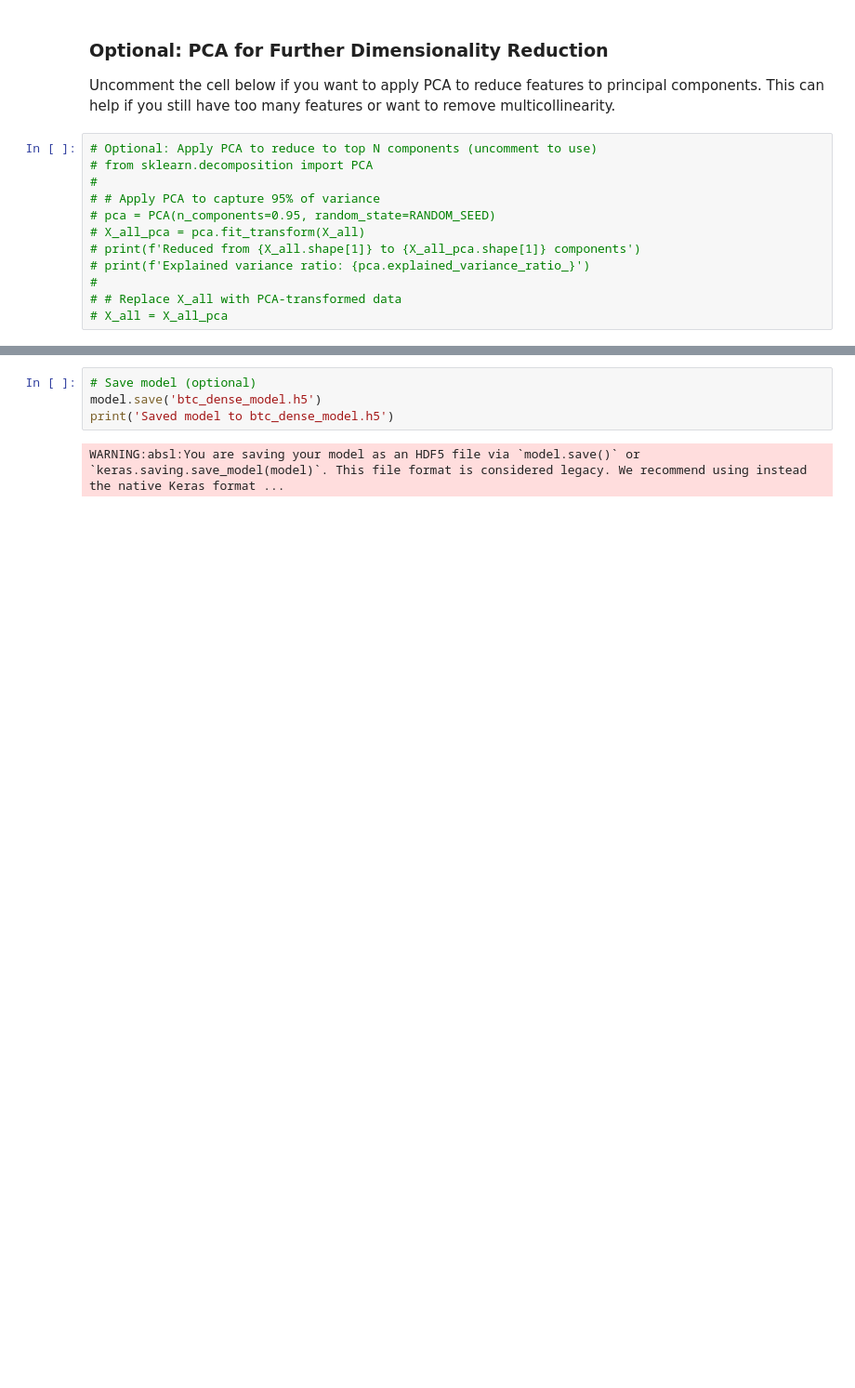
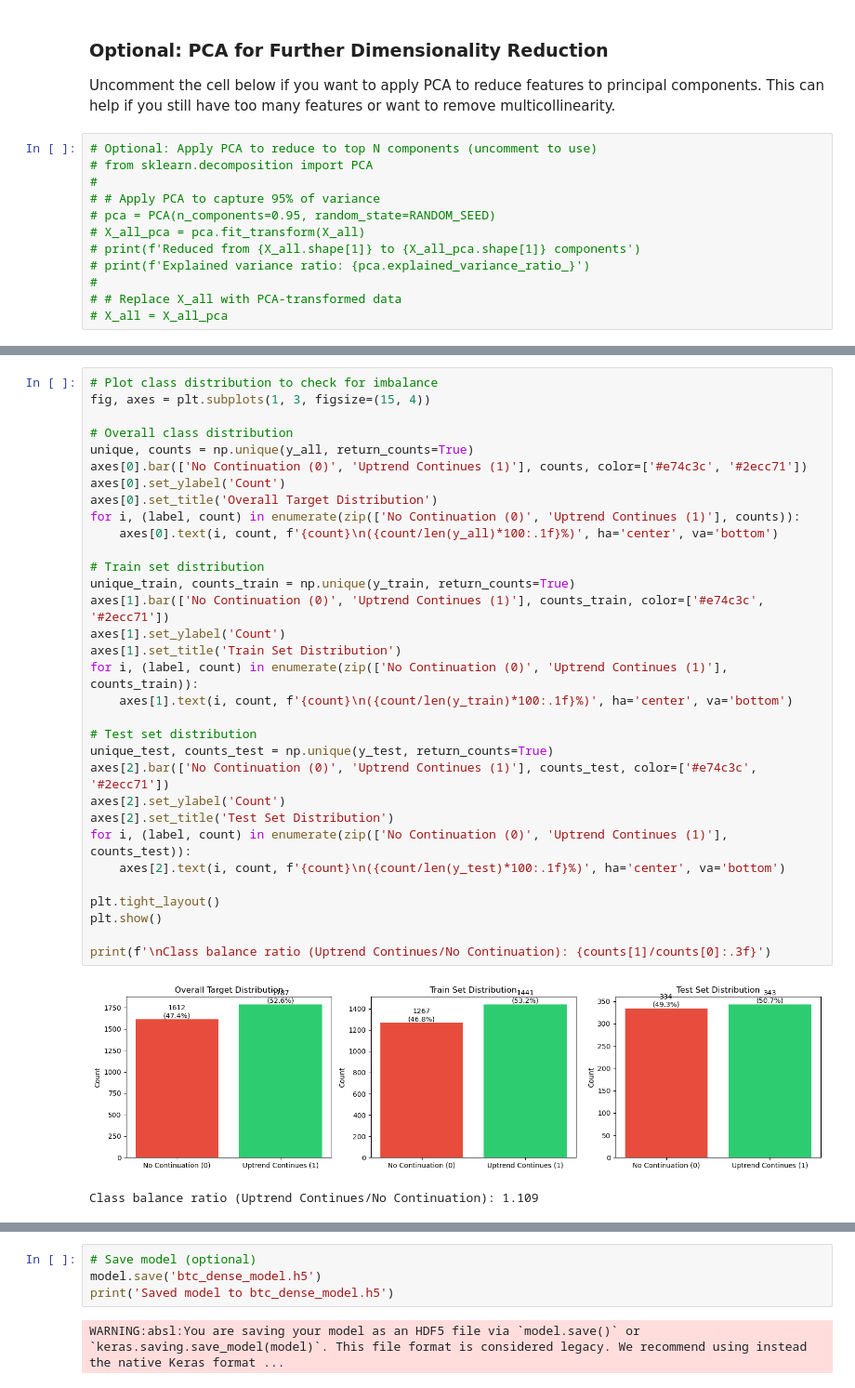
Before and after one commit to ChristinaTUNA/BTC-ANN-Price-Movement-Prediction, a Jupyter notebook: ann_model_pipeline.ipynb, the cells around one changed output, grey strips where cells are left out. Shown at 93% size. Saved outputs shown, nothing was run; the diff lists cells and outputs as text; blank space fills up the shorter version.

```diff
--- a/ann_model_pipeline.ipynb
+++ b/ann_model_pipeline.ipynb
@@ -138 +265,36 @@ Train samples: 2092 Test samples: 523
+# %%
+# Plot class distribution to check for imbalance
+fig, axes = plt.subplots(1, 3, figsize=(15, 4))
+
+# Overall class distribution
+unique, counts = np.unique(y_all, return_counts=True)
+axes[0].bar(['No Continuation (0)', 'Uptrend Continues (1)'], counts, color=['#e74c3c', '#2ecc71'])
+axes[0].set_ylabel('Count')
+axes[0].set_title('Overall Target Distribution')
+for i, (label, count) in enumerate(zip(['No Continuation (0)', 'Uptrend Continues (1)'], counts)):
+    axes[0].text(i, count, f'{count}\n({count/len(y_all)*100:.1f}%)', ha='center', va='bottom')
+
+# Train set distribution
+unique_train, counts_train = np.unique(y_train, return_counts=True)
+axes[1].bar(['No Continuation (0)', 'Uptrend Continues (1)'], counts_train, color=['#e74c3c', '#2ecc71'])
+axes[1].set_ylabel('Count')
+axes[1].set_title('Train Set Distribution')
+for i, (label, count) in enumerate(zip(['No Continuation (0)', 'Uptrend Continues (1)'], counts_train)):
+    axes[1].text(i, count, f'{count}\n({count/len(y_train)*100:.1f}%)', ha='center', va='bottom')
+
+# Test set distribution
+unique_test, counts_test = np.unique(y_test, return_counts=True)
+axes[2].bar(['No Continuation (0)', 'Uptrend Continues (1)'], counts_test, color=['#e74c3c', '#2ecc71'])
+axes[2].set_ylabel('Count')
+axes[2].set_title('Test Set Distribution')
+for i, (label, count) in enumerate(zip(['No Continuation (0)', 'Uptrend Continues (1)'], counts_test)):
+    axes[2].text(i, count, f'{count}\n({count/len(y_test)*100:.1f}%)', ha='center', va='bottom')
+
+plt.tight_layout()
+plt.show()
+
+print(f'\nClass balance ratio (Uptrend Continues/No Continuation): {counts[1]/counts[0]:.3f}')
+# %% [output]
+[figure, added]
+Class balance ratio (Uptrend Continues/No Continuation): 1.109
 # %%
```
Also changed, not shown: parts of 18 cells of this notebook, 8 other files.
